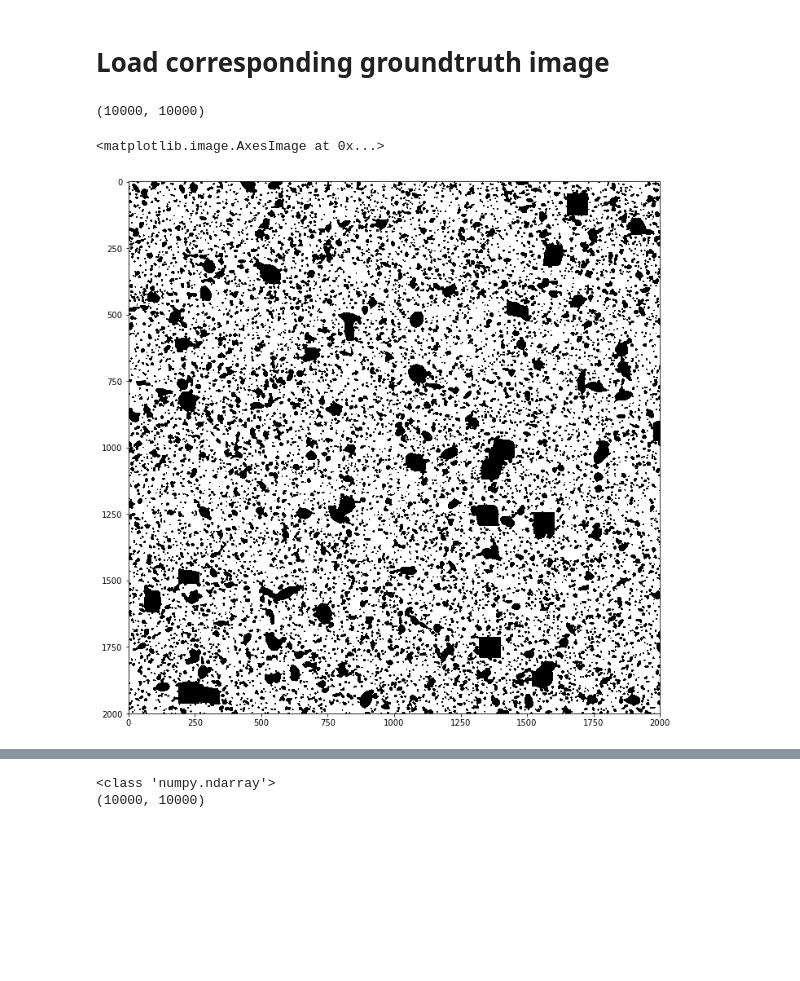
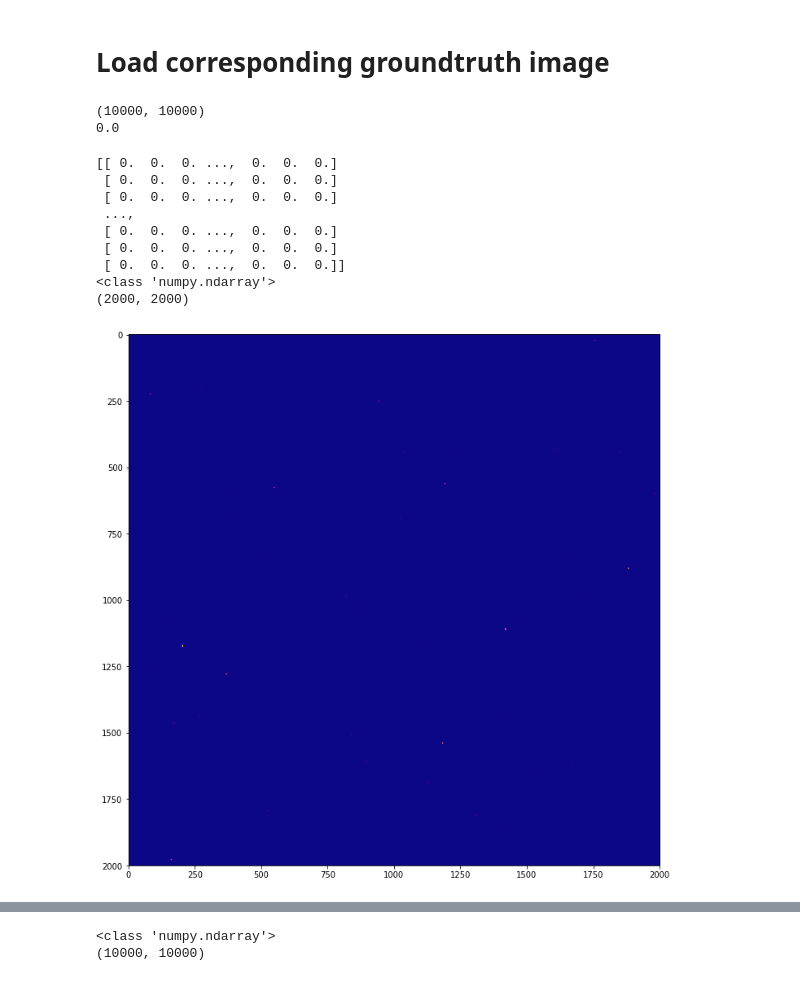
Before and after one commit to halungge/deep_galaxies, a Jupyter notebook: Load_data.ipynb, the cells around one changed output, grey strips where cells are left out. Cells and saved outputs as stored; diff of their text form; code cells hidden in the pictures; blank space fills up the shorter version.

```diff
--- a/Load_data.ipynb
+++ b/Load_data.ipynb
@@ -70,18 +72,39 @@ ax.imshow(X, cmap="plasma")
 # %% [markdown]
 # Load corresponding groundtruth image
 # %%
-#gt = fits.getdata(base_path + "1.star_seg.fits") # Load groundtruth for stars
-gt = fits.getdata(base_path + "1.gal_seg.fits") # Load groundtruth for galaxies
-#gt = fits.getdata(base_path + "1.comb_seg.fits") # Load groundtruth for stars and galaxies (not just union of the two)
+#gt = fits.getdata(base_path + "0.star_seg.fits") # Load groundtruth for stars
+gt2 = fits.getdata(base_path + "0.gal_seg.fits") # Load groundtruth for galaxies
+
+#gt3 = fits.getdata(base_path + "0.comb_seg.fits") # Load groundtruth for stars and galaxies (not just union of the two)
+
 print(gt.shape) # should be 10,000x10,000
-
-fig, ax = plt.subplots(figsize=(12,12))
-ax.imshow(gt[:IMAGE_SIZE, :IMAGE_SIZE], cmap="cubehelix", norm=matplotlib.colors.LogNorm())
-ax.imshow(gt[:IMAGE_SIZE, :IMAGE_SIZE], cmap="cubehelix", norm=matplotlib.colors.LogNorm())
+print(np.min(gt))
+fig4, ax4 = plt.subplots(figsize=(12,12))
+ax4.imshow(X[:IMAGE_SIZE, :IMAGE_SIZE], cmap="cubehelix", norm=matplotlib.colors.LogNorm())
+plt.show()
 # %% [output]
 (10000, 10000)
+0.0
-<matplotlib.image.AxesImage at 0x...>
-[figure, removed]
+# %%
+blend = 0*(1-gt[0:2000,0:2000])+X
+print(gt[0:100,0:100])
+print(type(blend))
+print(blend.shape)
+fig3,ax3 = plt.subplots(figsize=(12,12))
+ax3.imshow(blend[:IMAGE_SIZE, :IMAGE_SIZE], cmap="plasma")
+#ax3.imshow(blend[:IMAGE_SIZE, :IMAGE_SIZE], cmap="cubehelix", norm=matplotlib.colors.LogNorm())
+plt.show()
+# %% [output]
+[[ 0.  0.  0. ...,  0.  0.  0.]
+ [ 0.  0.  0. ...,  0.  0.  0.]
+ [ 0.  0.  0. ...,  0.  0.  0.]
+ ...,
+ [ 0.  0.  0. ...,  0.  0.  0.]
+ [ 0.  0.  0. ...,  0.  0.  0.]
+ [ 0.  0.  0. ...,  0.  0.  0.]]
+<class 'numpy.ndarray'>
+(2000, 2000)
+[figure, added]
 # %%
 from PIL import Image
 PIXEL_DEPTH = 255
```
Also changed, not shown: parts of 5 cells of this notebook, 7 other files.
